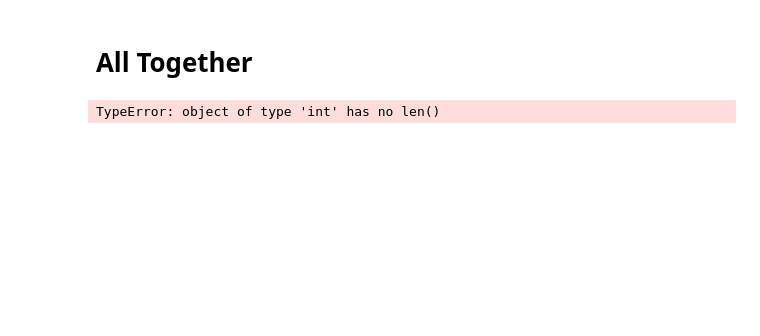
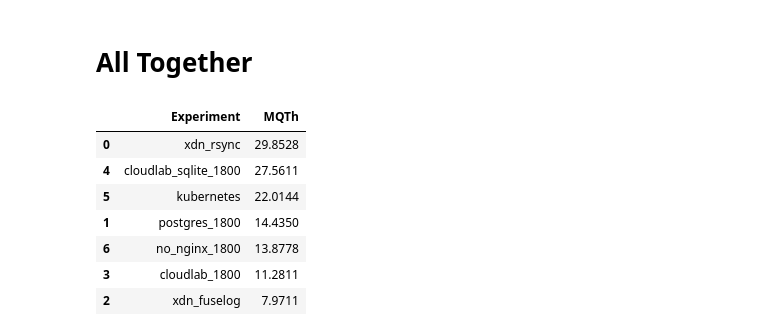
Before and after one commit to ashnehete/tpcc-web-server-py, a Jupyter notebook: plot_results.ipynb, the cells around one changed output. Cells and saved outputs as stored; diff of their text form; code cells hidden in the pictures; blank space fills up the shorter version.

```diff
--- a/plot_results.ipynb
+++ b/plot_results.ipynb
@@ -118,9 +105,22 @@ dtype: float64
 # %%
 sort_order = ['order', 'payment', 'order_status', 'delivery', 'stock_level']
 # %%
-experiments = os.listdir('results')
+experiments = next(os.walk('results/'))[1] # get all directories in results/
+mqth = []
 for experiment in experiments:
-    df = pd.read_csv(f'results/{experiment}/latency_quantiles.csv')
-    print(df.sort_values(by='Transaction', key=lambda x: sort_order.index(x[1])))
+    filename = glob.glob(f'results/{experiment}/benchmark*.json')[0]
+    with open(filename, 'r') as f:
+        data = json.load(f)
+        mqth.append({'Experiment': experiment, 'MQTh': round(data['count_orders'] / data['duration'], 4)})
+df = pd.DataFrame(mqth).sort_values(by='MQTh', ascending=False)
+df.to_csv('results/mqth.csv', index=False)
+df
 # %% [output]
-TypeError: object of type 'int' has no len()
+|  | Experiment | MQTh |
+| 0 | xdn_rsync | 29.8528 |
+| 4 | cloudlab_sqlite_1800 | 27.5611 |
+| 5 | kubernetes | 22.0144 |
+| 1 | postgres_1800 | 14.4350 |
+| 6 | no_nginx_1800 | 13.8778 |
+| 3 | cloudlab_1800 | 11.2811 |
+| 2 | xdn_fuselog | 7.9711 |
```
Also changed, not shown: parts of 9 cells of this notebook, 21 other files.
